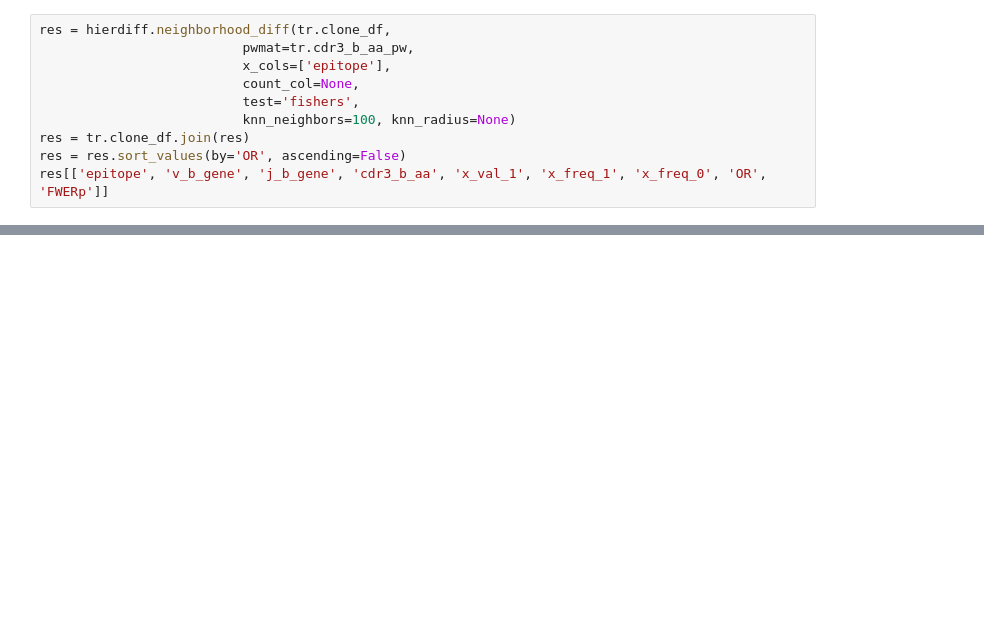
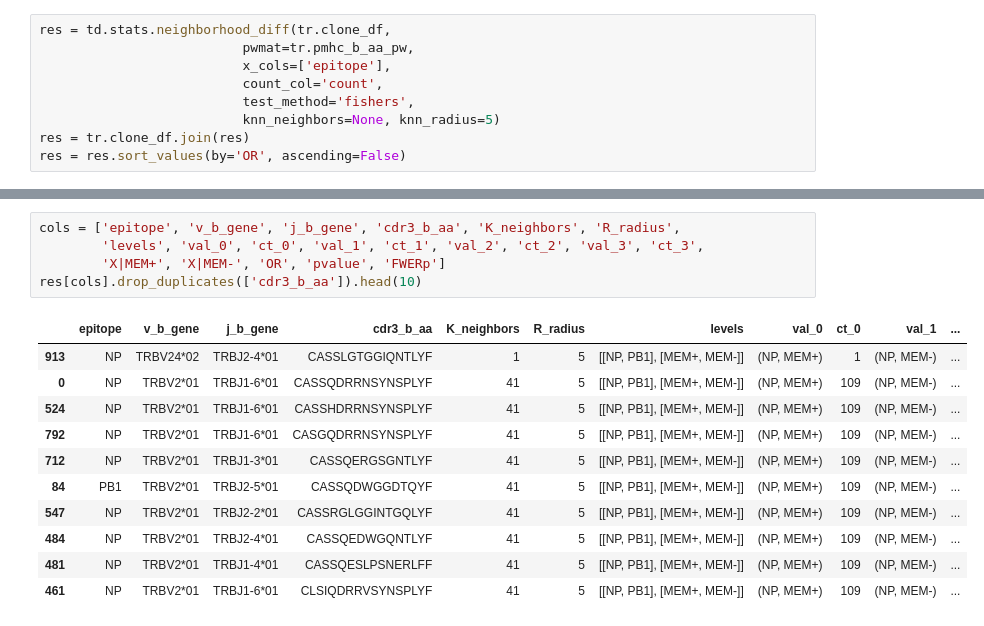
Before and after one commit to kmayerb/tcrdist2, a Jupyter notebook: important_notebooks/hierdiff_example.ipynb, the cells around one changed output, grey strips where cells are left out. Cells and saved outputs as stored; diff of their text form; blank space fills up the shorter version.

```diff
--- a/important_notebooks/hierdiff_example.ipynb
+++ b/important_notebooks/hierdiff_example.ipynb
@@ -47,10 +92,9 @@ NameError: name 'tcrdist2_df' is not defined
 # %%
-res = hierdiff.neighborhood_diff(tr.clone_df,
-                          pwmat=tr.cdr3_b_aa_pw,
+res = td.stats.neighborhood_diff(tr.clone_df,
+                          pwmat=tr.pmhc_b_aa_pw,
                           x_cols=['epitope'],
-                          count_col=None,
-                          test='fishers',
-                          knn_neighbors=100, knn_radius=None)
+                          count_col='count',
+                          test_method='fishers',
+                          knn_neighbors=None, knn_radius=5)
 res = tr.clone_df.join(res)
 res = res.sort_values(by='OR', ascending=False)
-res[['epitope', 'v_b_gene', 'j_b_gene', 'cdr3_b_aa', 'x_val_1', 'x_freq_1', 'x_freq_0', 'OR', 'FWERp']]
@@ -56,0 +116,17 @@ res[['epitope', 'v_b_gene', 'j_b_gene', 'cdr3_b_aa', 'x_val_1', 'x_freq_1', 'x_f
+# %%
+cols = ['epitope', 'v_b_gene', 'j_b_gene', 'cdr3_b_aa', 'K_neighbors', 'R_radius',
+        'levels', 'val_0', 'ct_0', 'val_1', 'ct_1', 'val_2', 'ct_2', 'val_3', 'ct_3',
+        'X|MEM+', 'X|MEM-', 'OR', 'pvalue', 'FWERp']
+res[cols].drop_duplicates(['cdr3_b_aa']).head(10)
+# %% [output]
+|  | epitope | v_b_gene | j_b_gene | cdr3_b_aa | K_neighbors | R_radius | levels | val_0 | ct_0 | val_1 | ... |
+| 913 | NP | TRBV24*02 | TRBJ2-4*01 | CASSLGTGGIQNTLYF | 1 | 5 | [[NP, PB1], [MEM+, MEM-]] | (NP, MEM+) | 1 | (NP, MEM-) | ... |
+| 0 | NP | TRBV2*01 | TRBJ1-6*01 | CASSQDRRNSYNSPLYF | 41 | 5 | [[NP, PB1], [MEM+, MEM-]] | (NP, MEM+) | 109 | (NP, MEM-) | ... |
+| 524 | NP | TRBV2*01 | TRBJ1-6*01 | CASSHDRRNSYNSPLYF | 41 | 5 | [[NP, PB1], [MEM+, MEM-]] | (NP, MEM+) | 109 | (NP, MEM-) | ... |
+| 792 | NP | TRBV2*01 | TRBJ1-6*01 | CASGQDRRNSYNSPLYF | 41 | 5 | [[NP, PB1], [MEM+, MEM-]] | (NP, MEM+) | 109 | (NP, MEM-) | ... |
+| 712 | NP | TRBV2*01 | TRBJ1-3*01 | CASSQERGSGNTLYF | 41 | 5 | [[NP, PB1], [MEM+, MEM-]] | (NP, MEM+) | 109 | (NP, MEM-) | ... |
+| 84 | PB1 | TRBV2*01 | TRBJ2-5*01 | CASSQDWGGDTQYF | 41 | 5 | [[NP, PB1], [MEM+, MEM-]] | (NP, MEM+) | 109 | (NP, MEM-) | ... |
+| 547 | NP | TRBV2*01 | TRBJ2-2*01 | CASSRGLGGINTGQLYF | 41 | 5 | [[NP, PB1], [MEM+, MEM-]] | (NP, MEM+) | 109 | (NP, MEM-) | ... |
+| 484 | NP | TRBV2*01 | TRBJ2-4*01 | CASSQEDWGQNTLYF | 41 | 5 | [[NP, PB1], [MEM+, MEM-]] | (NP, MEM+) | 109 | (NP, MEM-) | ... |
+| 481 | NP | TRBV2*01 | TRBJ1-4*01 | CASSQESLPSNERLFF | 41 | 5 | [[NP, PB1], [MEM+, MEM-]] | (NP, MEM+) | 109 | (NP, MEM-) | ... |
+| 461 | NP | TRBV2*01 | TRBJ1-6*01 | CLSIQDRRVSYNSPLYF | 41 | 5 | [[NP, PB1], [MEM+, MEM-]] | (NP, MEM+) | 109 | (NP, MEM-) | ... |
```
Also changed, not shown: parts of 27 cells of this notebook, 2 other files.
